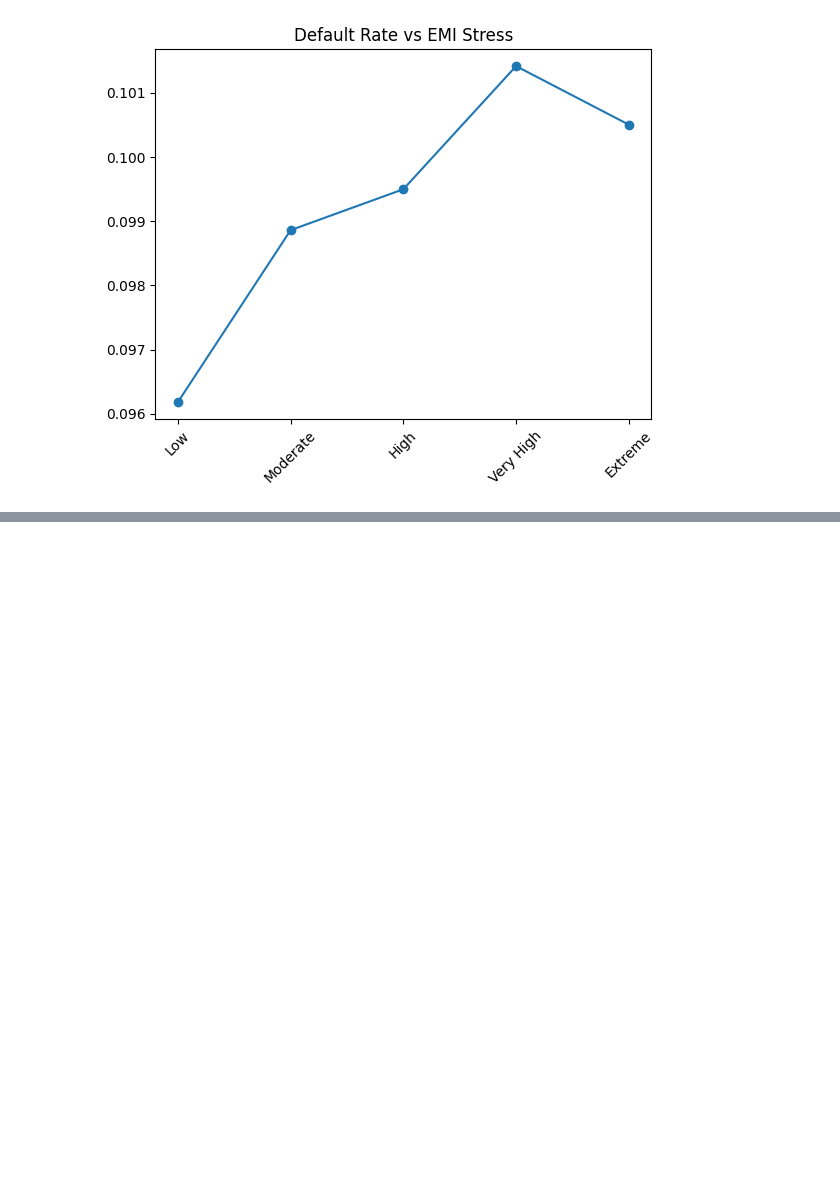
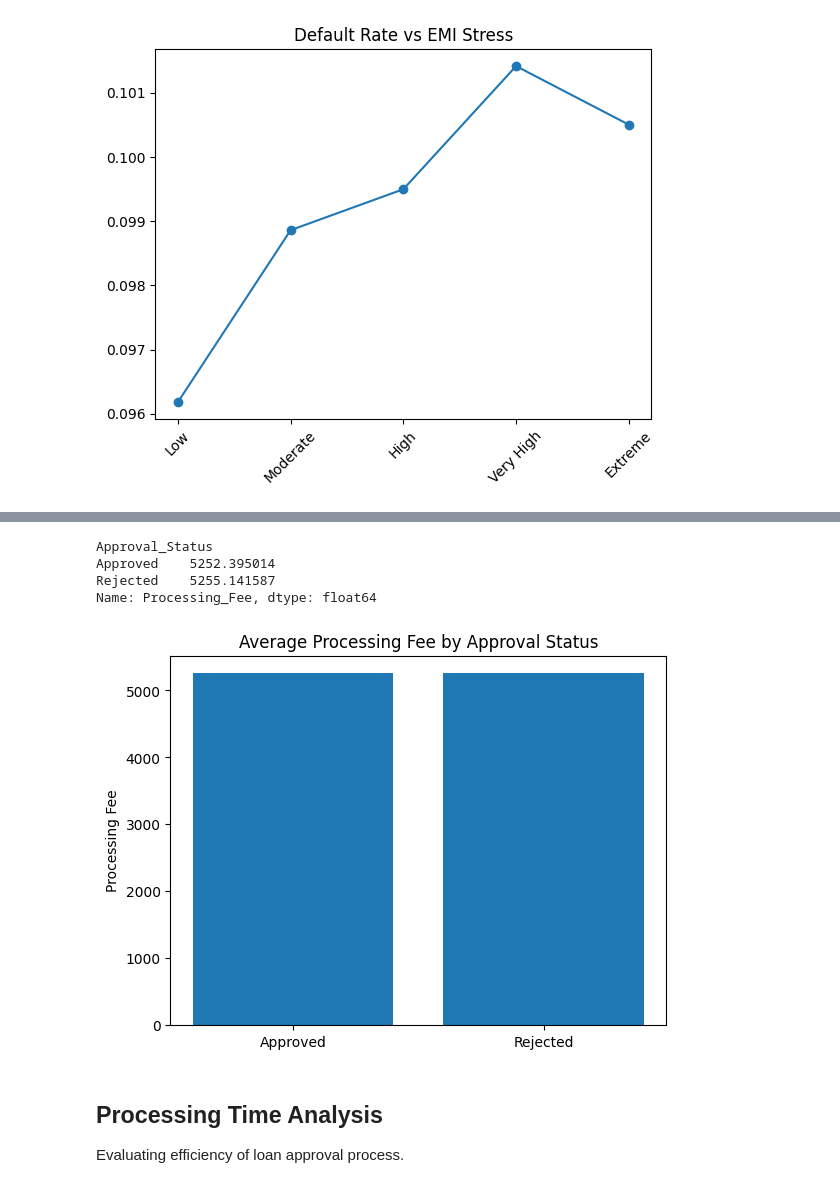
Before and after one commit to madhurmd/hero-fincorp-loan-analysis, a Jupyter notebook: notebooks/analysis.ipynb, the cells around one changed output, grey strips where cells are left out. Cells and saved outputs as stored; diff of their text form; code cells hidden in the pictures; blank space fills up the shorter version.

```diff
--- a/notebooks/analysis.ipynb
+++ b/notebooks/analysis.ipynb
@@ -1148,0 +1198,21 @@ plt.show()
+# %%
+fee_comparison = applications.groupby('Approval_Status')['Processing_Fee'].mean()
+
+print(fee_comparison)
+# %% [output]
+Approval_Status
+Approved    5252.395014
+Rejected    5255.141587
+Name: Processing_Fee, dtype: float64
+# %%
+plt.figure()
+plt.bar(fee_comparison.index, fee_comparison.values)
+plt.title("Average Processing Fee by Approval Status")
+plt.ylabel("Processing Fee")
+plt.show()
+# %% [output]
+[figure, added]
+# %% [markdown]
+## Processing Time Analysis
+
+Evaluating efficiency of loan approval process.
```
Also changed, not shown: parts of 13 cells of this notebook.
